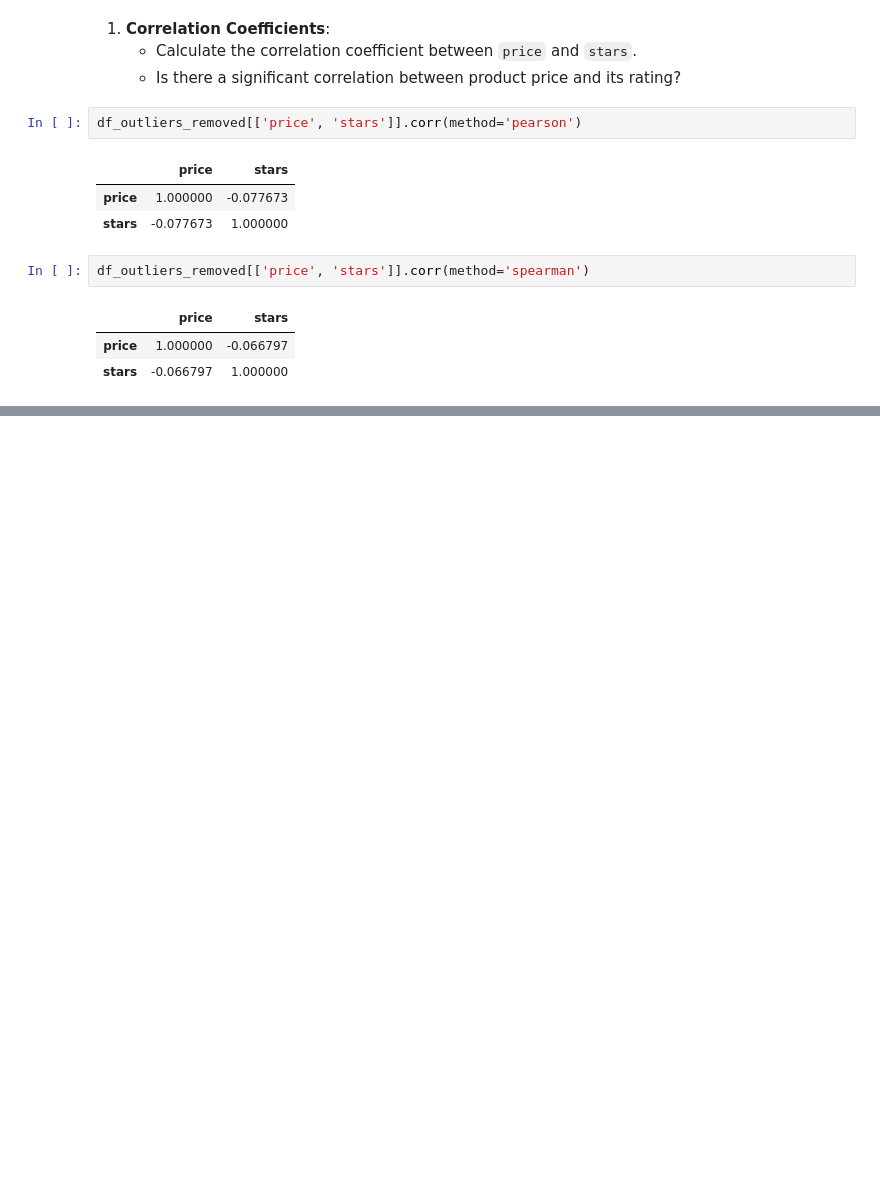
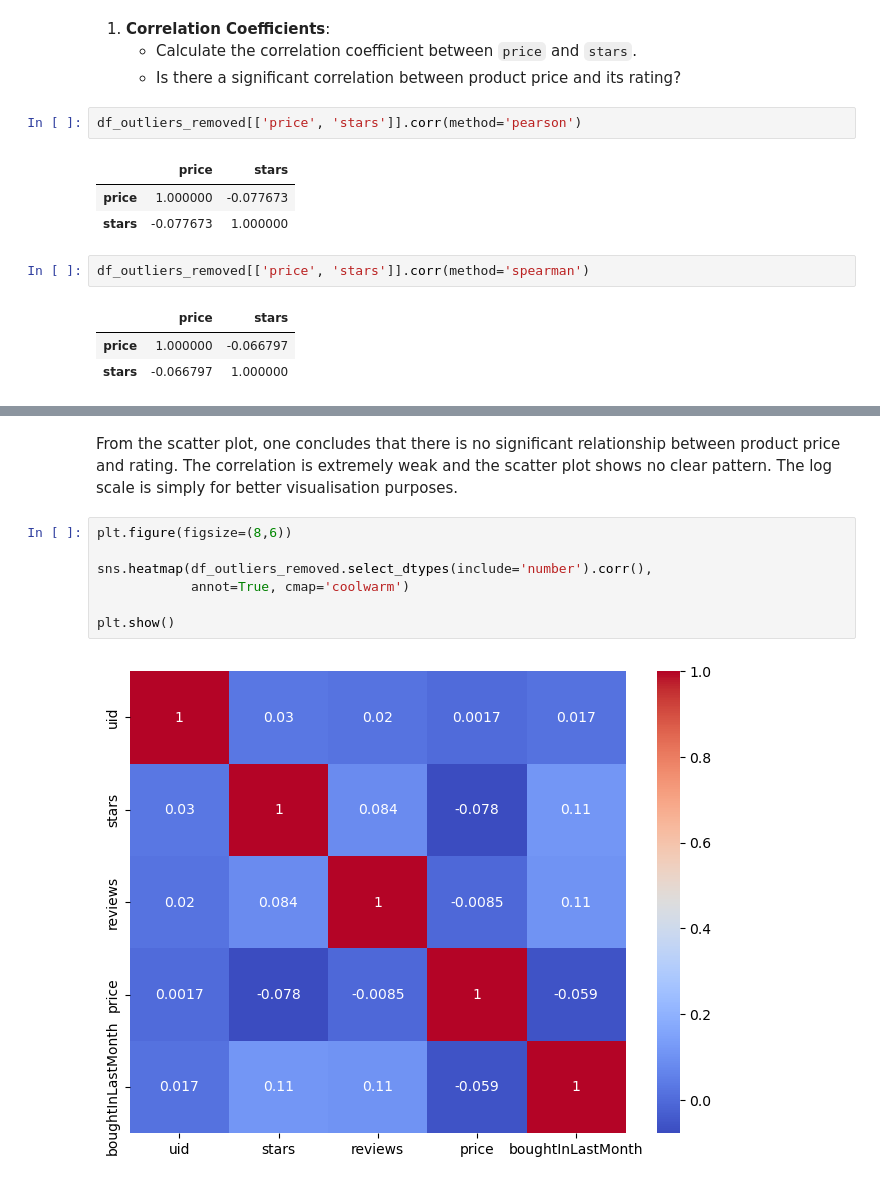
Before and after one commit to vitorferraz19/lab-eda-bivariate, a Jupyter notebook: main.ipynb, the cells around one changed output, grey strips where cells are left out. Drawn from its saved outputs; the diff is of its cells as text; blank space fills up the shorter version.

```diff
--- a/main.ipynb
+++ b/main.ipynb
@@ -557,0 +574,11 @@ df_outliers_removed[['price', 'stars']].corr(method='spearman')
+# %% [markdown]
+From the scatter plot, one concludes that there is no significant relationship between product price and rating. The correlation is extremely weak and the scatter plot shows no clear pattern. The log scale is simply for better visualisation purposes.
+# %%
+plt.figure(figsize=(8,6))
+
+sns.heatmap(df_outliers_removed.select_dtypes(include='number').corr(),
+            annot=True, cmap='coolwarm')
+
+plt.show()
+# %% [output]
+[figure, added]
```
Also changed, not shown: parts of 6 cells of this notebook.
